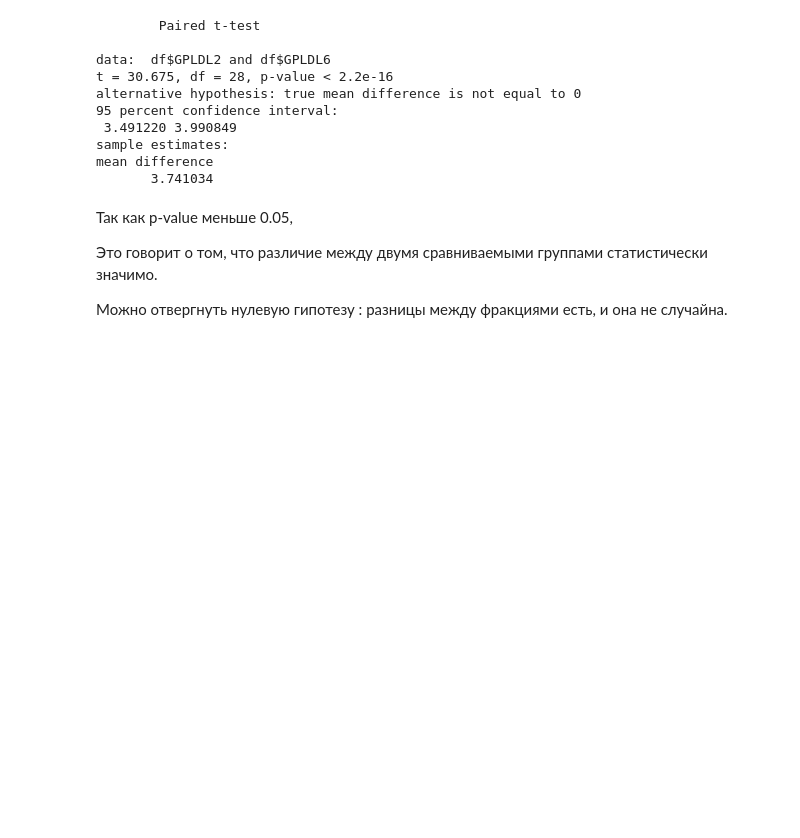
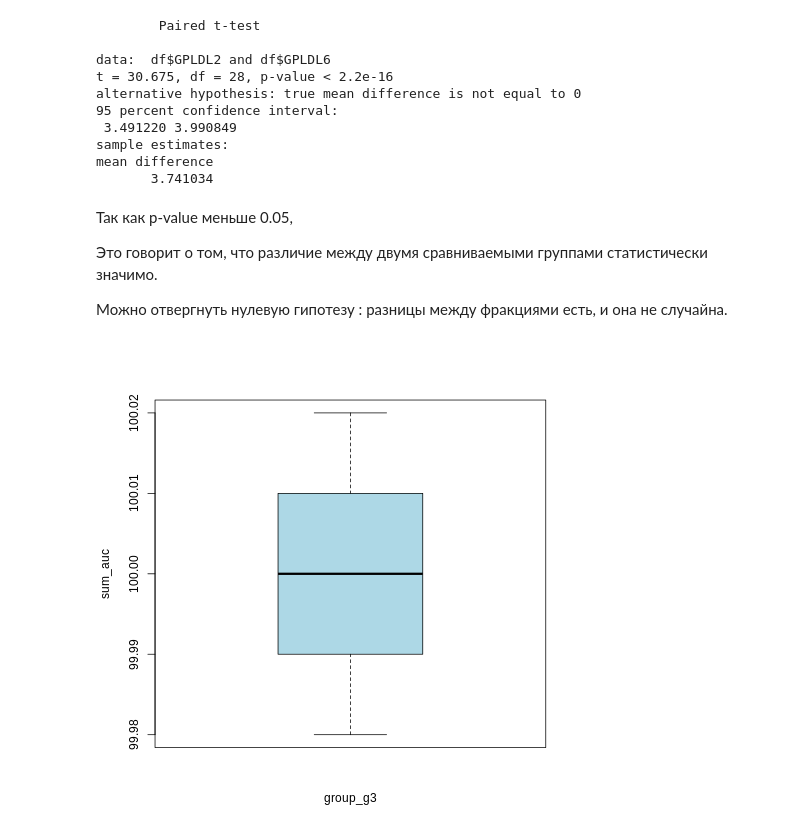
Before and after one commit to VasylDvorakDS/Statistic-in-Medicine, a Jupyter notebook: Task_1/Task_1_in_home/Chromotogramm_analisis_R_programm.ipynb, the cells around one changed output. Drawn from its saved outputs; the diff is of its cells as text; code cells hidden in the pictures; blank space fills up the shorter version.

```diff
--- a/Task_1/Task_1_in_home/Chromotogramm_analisis_R_programm.ipynb
+++ b/Task_1/Task_1_in_home/Chromotogramm_analisis_R_programm.ipynb
@@ -286,3 +283,11 @@ mean difference
 
 Можно отвергнуть нулевую гипотезу
 : разницы между фракциями есть, и она не случайна.
+# %%
+%%R
+# Создаём три группы
+interval <- (max(df$G1)-min(df$G1))/3
+df$group_g3 <- ifelse(df$G1 > interval, ifelse(df$G1 > interval*2, 'hight', 'middle'), 'low')
+boxplot(sum_auc ~ group_g3, data=df, col = c('lightblue', 'skyblue', 'blue'))
+# %% [output]
+[figure, added]
```
Also changed, not shown: parts of 19 cells of this notebook.
